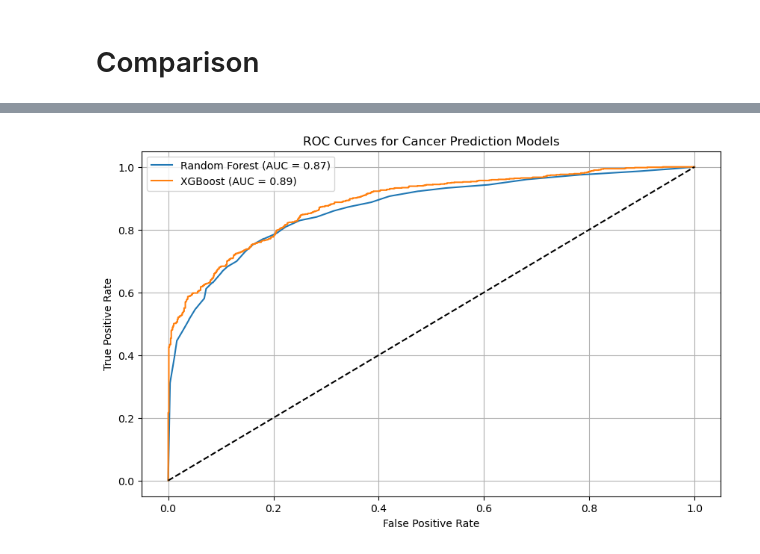
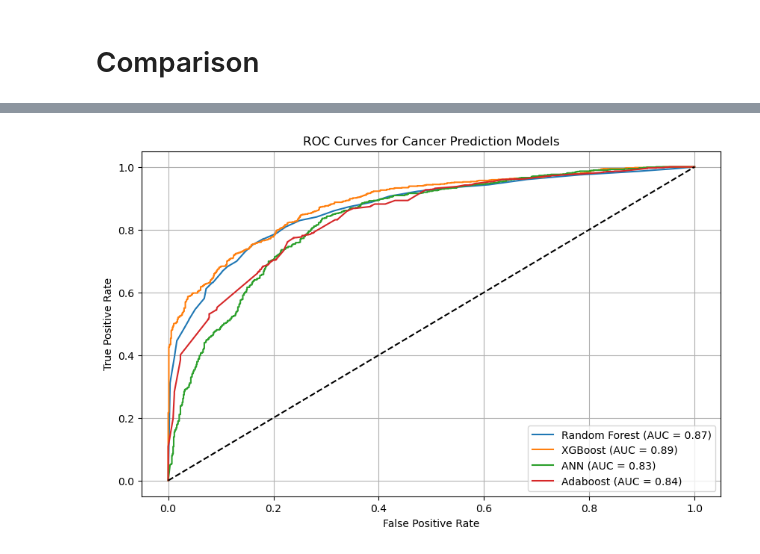
Before and after one commit to SDelRiObando/CS-4662-Spaceship-Titanic-Machine-Learning, a Jupyter notebook: ComparisonNotebook.ipynb, the cells around one changed output, grey strips where cells are left out. Saved outputs shown, nothing was run; the diff lists cells and outputs as text; code cells hidden in the pictures.

```diff
--- a/ComparisonNotebook.ipynb
+++ b/ComparisonNotebook.ipynb
@@ -92,6 +112,10 @@ df['Side'] = le_side.fit_transform(df['Side'].astype(str))
 df['CryoSleep'] = df['CryoSleep'].astype(int)
 df['VIP'] = df['VIP'].astype(int)
 
+# Encode Transported
+le_transported = LabelEncoder()
+df['Transported'] = le_transported.fit_transform(df['Transported'].astype(str))
+
 df.drop('TotalSpend', axis=1, inplace=True)
 
 df.head()
@@ -171,0 +290,10 @@ plt.show()
+# %%
+# Get predictions (probabilities)
+ann_probs =  my_Ann.predict(X_test, verbose=2)
+
+ann_loss, ann_acc = my_Ann.evaluate(X_test, y_test, verbose=1)
+ann_auc = roc_auc_score(y_test, ann_probs)
+
+print(f'The Loss is: {ann_loss:.4f}')
+print(f'The Accuracy is: {ann_acc:.4f}')
+print(f'The AUC is: {ann_auc:.4f}')
@@ -171,0 +327,16 @@ plt.show()
+# %%
+# Create and train the Adaboost model
+my_adaboost = AdaBoostClassifier(n_estimators=30, random_state=2, algorithm='SAMME')  # Adjust n_estimators and random_state as needed
+# Train on a single feature using imputed data
+my_adaboost.fit(X_train, y_train)
+
+# Evaluate the model
+# Predict and evaluate
+ada_pred = my_adaboost.predict(X_test)
+ada_probs = my_adaboost.predict_proba(X_test)[:, 1]  # Predict probabilities for class 1 (positive class)
+
+ada_accuracy = accuracy_score(y_test, ada_pred)
+ada_auc = roc_auc_score(y_test, ada_probs)
+
+print(f'Adaboost Accuracy: {ada_accuracy:.4f}')
+print(f'Adaboost AUC: {ada_auc:.4f}')
@@ -235,30 +431,33 @@ plt.show()
 # %%
 %matplotlib inline
 
 plt.figure(figsize=(10, 6))
 
 # Function to plot the ROC curve
 def plot_roc_curve(y_test, probs, label):
     fpr, tpr, _ = roc_curve(y_test, probs)
     plt.plot(fpr, tpr, label=f"{label} (AUC = {roc_auc_score(y_test, probs):.2f})")
 
 # Plot ROC curves for Random Forest and XGBoost
 plot_roc_curve(y_test, rfc_prob, "Random Forest")
 plot_roc_curve(y_test, xgb_probs, "XGBoost")
+plot_roc_curve(y_test, ann_probs, "ANN")
+plot_roc_curve(y_test, ada_probs, "Adaboost")
+
 
 # Plot random baseline (AUC = 0.5)
 plt.plot([0, 1], [0, 1], "k--")
 
 # Labels and title
 plt.xlabel("False Positive Rate")
 plt.ylabel("True Positive Rate")
 plt.title("ROC Curves for Cancer Prediction Models")
 
 # Legend and grid
 plt.legend()
 plt.grid(True)
 
 # Show plot
 plt.show()
 # %% [output]
-[figure, old version]
+[figure, new version]
```
Also changed, not shown: parts of 15 cells of this notebook, 2 other files.
